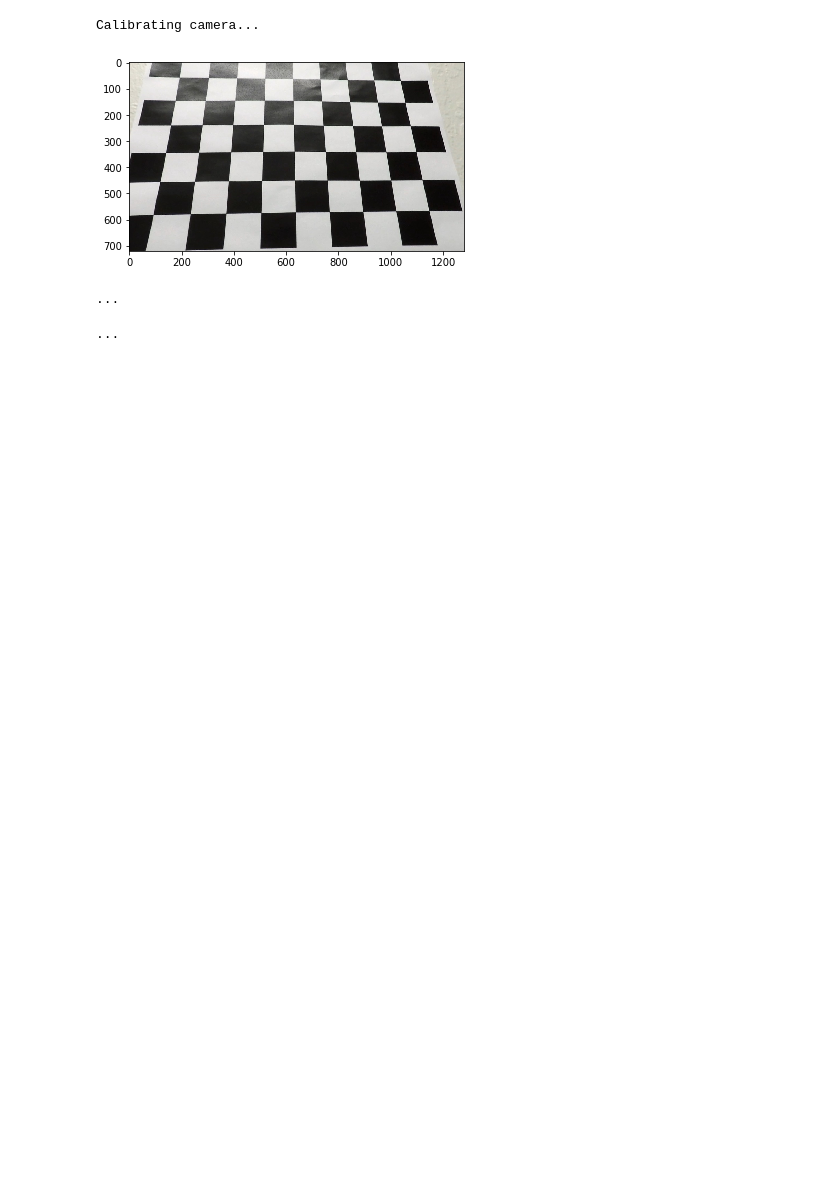
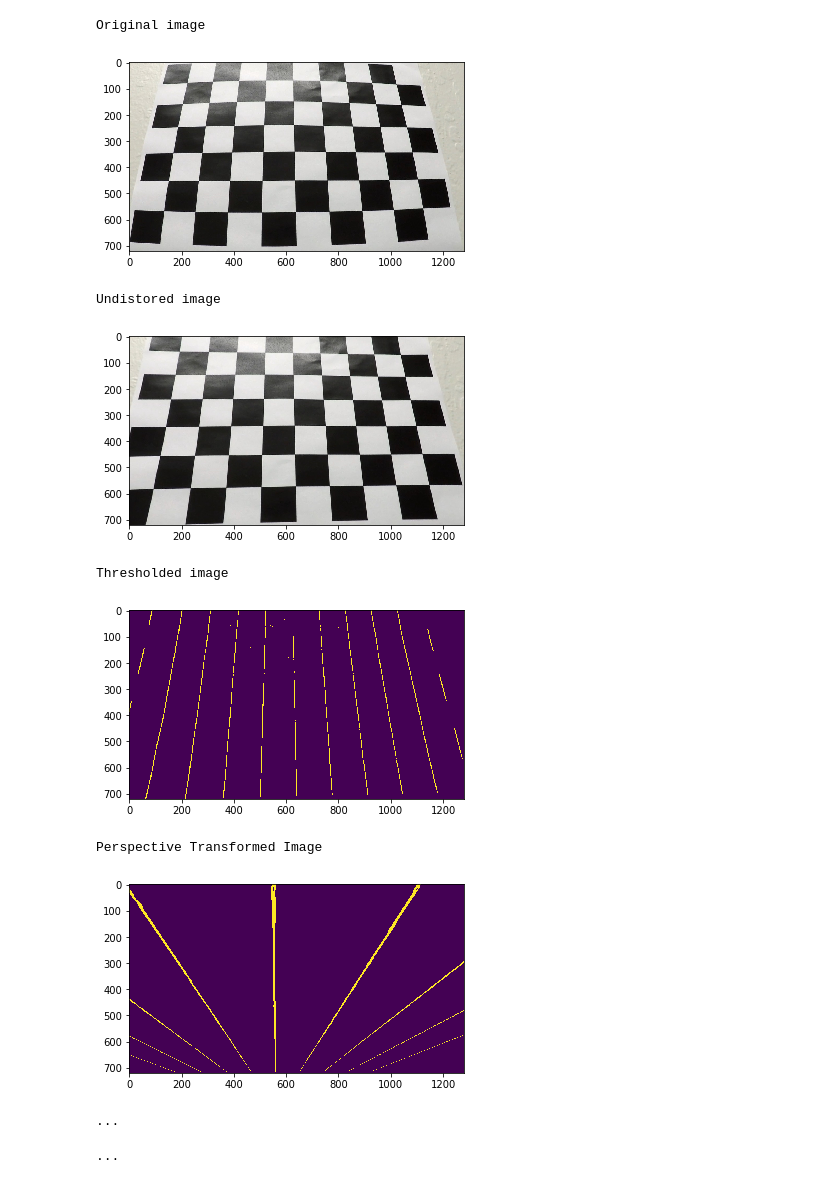
Before and after one commit to vivekchand/CarND-Advanced-Lane-Lines, a Jupyter notebook: advanced_lane_lines.ipynb, the cells around one changed output. Saved outputs shown, nothing was run; the diff lists cells and outputs as text; code cells hidden in the pictures; blank space fills up the shorter version.

```diff
--- a/advanced_lane_lines.ipynb
+++ b/advanced_lane_lines.ipynb
@@ -487,18 +486,41 @@ def draw_lanes(img, warped, Minv):
 # %%
 
 # First lets calibrate the camera
 mtx, dist = calibrate_camera(nx=9, ny=6, files="camera_cal/calibration*.jpg")
 
 # Un-distort test calibration image as demo that calibration is correct
+print("Original image")
 img = mpimg.imread("camera_cal/calibration3.jpg")
+plt.imshow(img)
+plt.show()
+
+print("Undistored image")
 undist = undistort_image(img, mtx, dist)
 plt.imshow(undist)
 plt.show()
+
+print("Thresholded image")
+binary_img = threshold_binary(undist)
+plt.imshow(binary_img)
+plt.show()
+
+print("Perspective Transformed Image")
+persp_img = perspective_transform(binary_img, M)
+plt.imshow(persp_img)
+plt.show()
+
+
 print('...')
 # %% [output]
-Calibrating camera...
+Original image
-[figure, old version]
+[figure, new version]
-...
+Undistored image
+[figure, added]
+Thresholded image
+[figure, added]
+Perspective Transformed Image
+[figure, added]
+...
 # %%
 # Define the pipeline
 def process_image(original_img):
```
Also changed, not shown: parts of 3 cells of this notebook, 2 other files.
